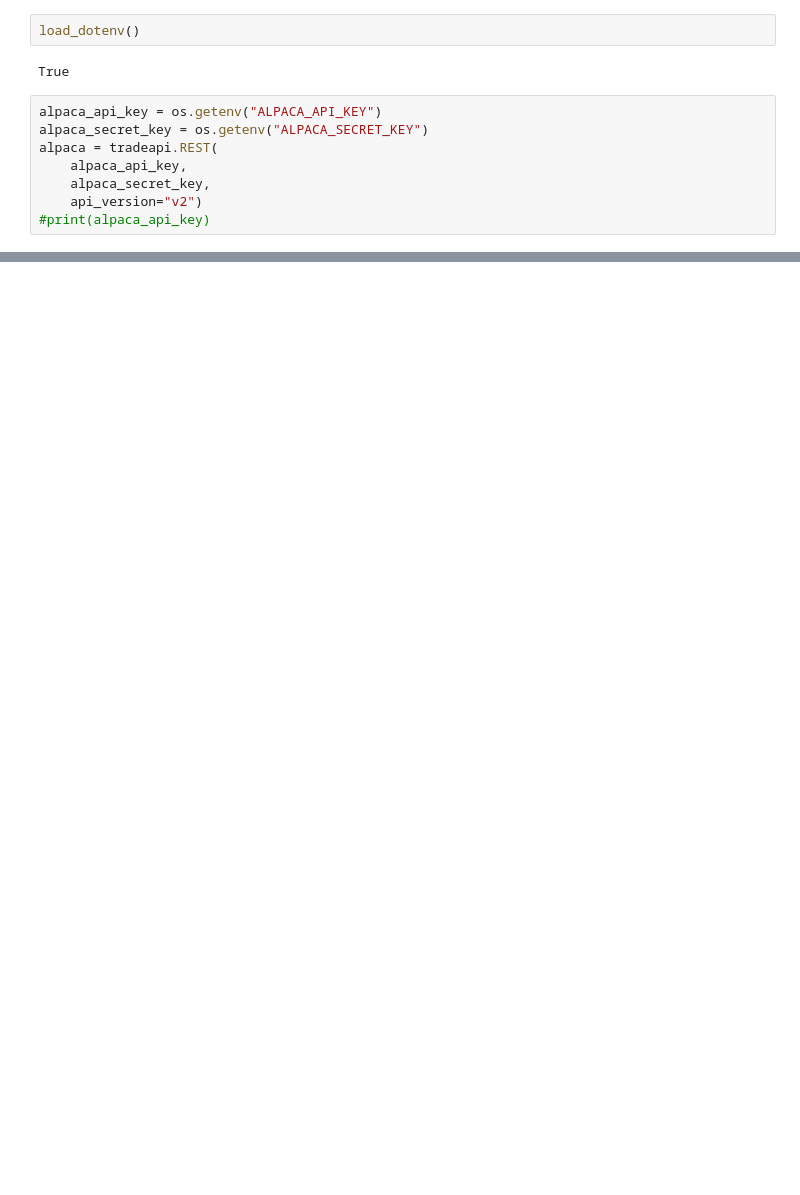
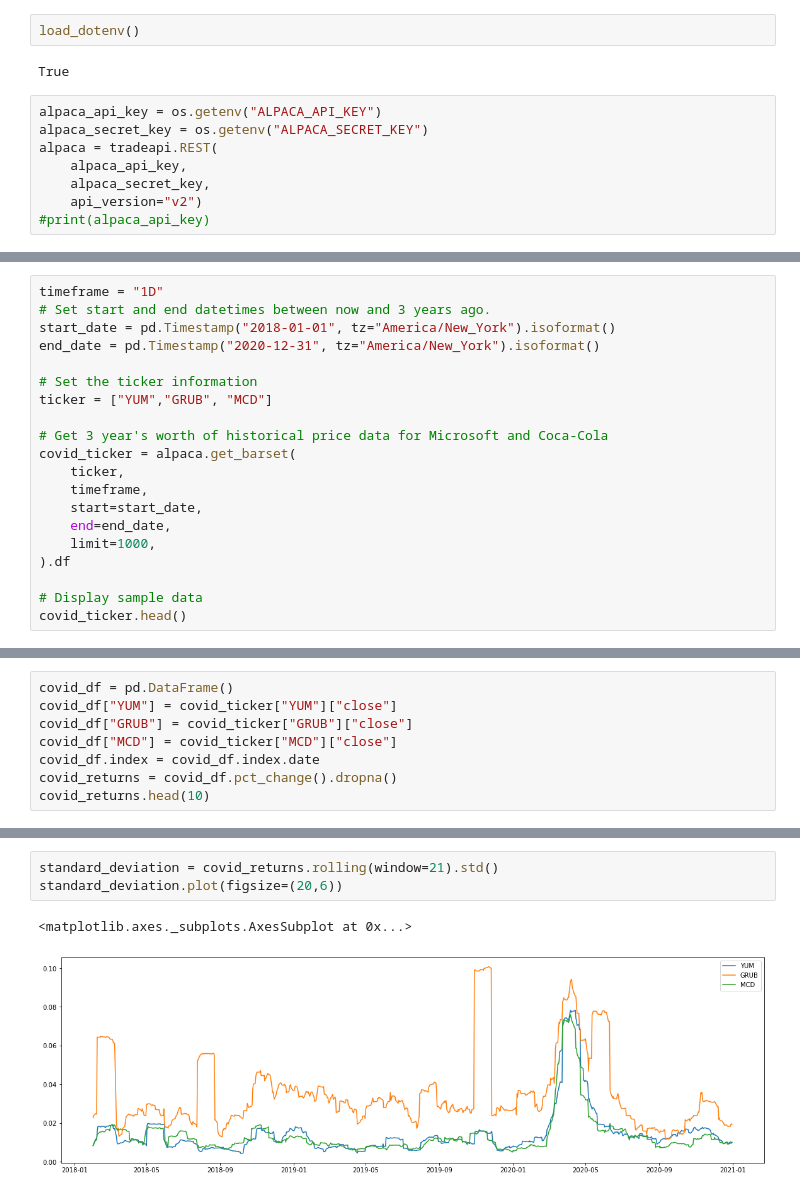
Before and after one commit to joebarry1252/Newly_Minted, a Jupyter notebook: notebooks/Samuel's Notebook/Data Analysis.ipynb, the cells around one changed output, grey strips where cells are left out. Saved outputs shown, nothing was run; the diff lists cells and outputs as text; blank space fills up the shorter version.

Commit message:
rolling window

```diff
--- a/notebooks/Samuel's Notebook/Data Analysis.ipynb
+++ b/notebooks/Samuel's Notebook/Data Analysis.ipynb
@@ -63,0 +54,20 @@ Revenue_Data
+# %%
+timeframe = "1D"
+# Set start and end datetimes between now and 3 years ago.
+start_date = pd.Timestamp("2018-01-01", tz="America/New_York").isoformat()
+end_date = pd.Timestamp("2020-12-31", tz="America/New_York").isoformat()
+
+# Set the ticker information
+ticker = ["YUM","GRUB", "MCD"]
+
+# Get 3 year's worth of historical price data for Microsoft and Coca-Cola
+covid_ticker = alpaca.get_barset(
+    ticker,
+    timeframe,
+    start=start_date,
+    end=end_date,
+    limit=1000,
+).df
+
+# Display sample data
+covid_ticker.head()
@@ -63,0 +82,8 @@ Revenue_Data
+# %%
+covid_df = pd.DataFrame()
+covid_df["YUM"] = covid_ticker["YUM"]["close"]
+covid_df["GRUB"] = covid_ticker["GRUB"]["close"]
+covid_df["MCD"] = covid_ticker["MCD"]["close"]
+covid_df.index = covid_df.index.date
+covid_returns = covid_df.pct_change().dropna()
+covid_returns.head(10)
@@ -63,0 +102,6 @@ Revenue_Data
+# %%
+standard_deviation = covid_returns.rolling(window=21).std()
+standard_deviation.plot(figsize=(20,6))
+# %% [output]
+<matplotlib.axes._subplots.AxesSubplot at 0x...>
+[figure, added]
```
Also changed, not shown: parts of 5 cells of this notebook.
